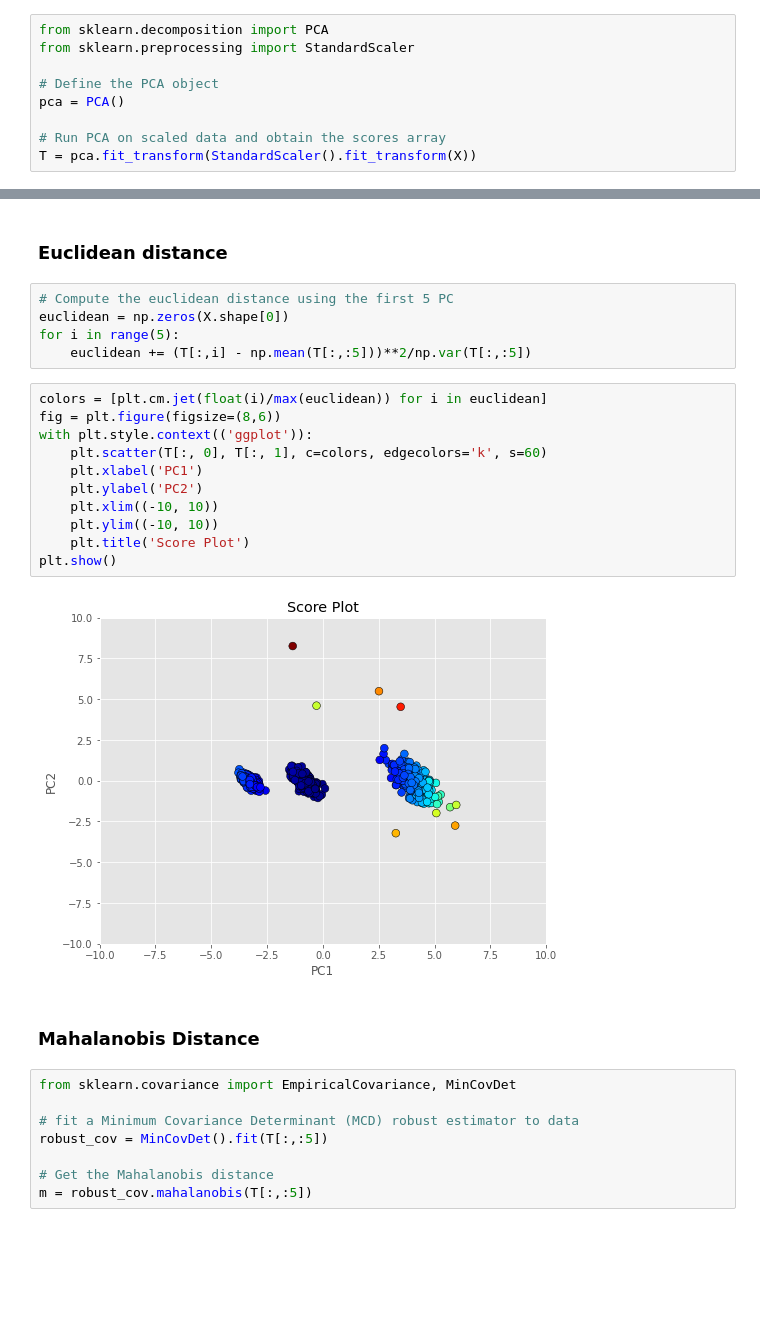
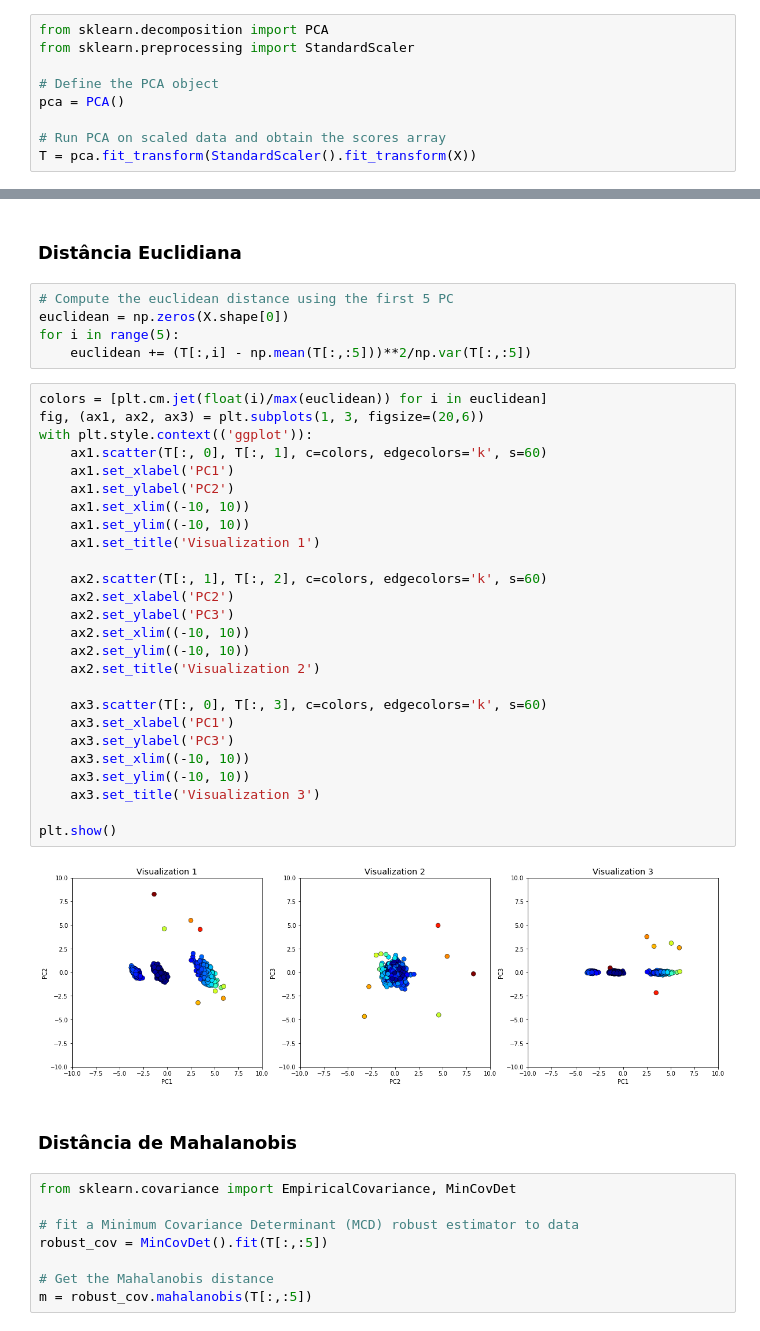
Before and after one commit to icleveston/MO433, a Jupyter notebook: Trabalho_3/Tarefa03.ipynb, the cells around one changed output, grey strips where cells are left out. Cells and saved outputs as stored; diff of their text form; blank space fills up the shorter version.

```diff
--- a/Trabalho_3/Tarefa03.ipynb
+++ b/Trabalho_3/Tarefa03.ipynb
@@ -32,5 +27,5 @@ plt.show()
-# %% [markdown]
-### Euclidean distance
+# %% [markdown]
+### Distância Euclidiana
 # %%
 # Compute the euclidean distance using the first 5 PC
 euclidean = np.zeros(X.shape[0])
@@ -38,19 +33,34 @@ for i in range(5):
     euclidean += (T[:,i] - np.mean(T[:,:5]))**2/np.var(T[:,:5])
 # %%
 colors = [plt.cm.jet(float(i)/max(euclidean)) for i in euclidean]
-fig = plt.figure(figsize=(8,6))
+fig, (ax1, ax2, ax3) = plt.subplots(1, 3, figsize=(20,6))
 with plt.style.context(('ggplot')):
-    plt.scatter(T[:, 0], T[:, 1], c=colors, edgecolors='k', s=60)
-    plt.xlabel('PC1')
-    plt.ylabel('PC2')
-    plt.xlim((-10, 10))
-    plt.ylim((-10, 10))
-    plt.title('Score Plot')
+    ax1.scatter(T[:, 0], T[:, 1], c=colors, edgecolors='k', s=60)
+    ax1.set_xlabel('PC1')
+    ax1.set_ylabel('PC2')
+    ax1.set_xlim((-10, 10))
+    ax1.set_ylim((-10, 10))
+    ax1.set_title('Visualization 1')
+
+    ax2.scatter(T[:, 1], T[:, 2], c=colors, edgecolors='k', s=60)
+    ax2.set_xlabel('PC2')
+    ax2.set_ylabel('PC3')
+    ax2.set_xlim((-10, 10))
+    ax2.set_ylim((-10, 10))
+    ax2.set_title('Visualization 2')
+
+    ax3.scatter(T[:, 0], T[:, 3], c=colors, edgecolors='k', s=60)
+    ax3.set_xlabel('PC1')
+    ax3.set_ylabel('PC3')
+    ax3.set_xlim((-10, 10))
+    ax3.set_ylim((-10, 10))
+    ax3.set_title('Visualization 3')
+
 plt.show()
 # %% [output]
-[figure, old version]
+[figure, new version]
 # %% [markdown]
-### Mahalanobis Distance
+### Distância de Mahalanobis
 # %%
 from sklearn.covariance import EmpiricalCovariance, MinCovDet
 
```
Also changed, not shown: parts of 14 cells of this notebook, 1 other file.
